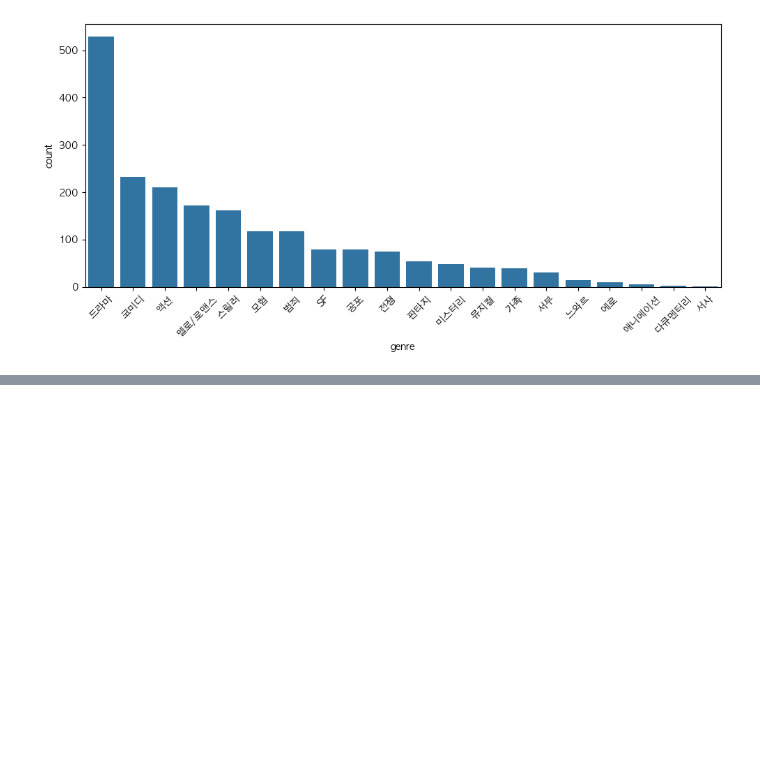
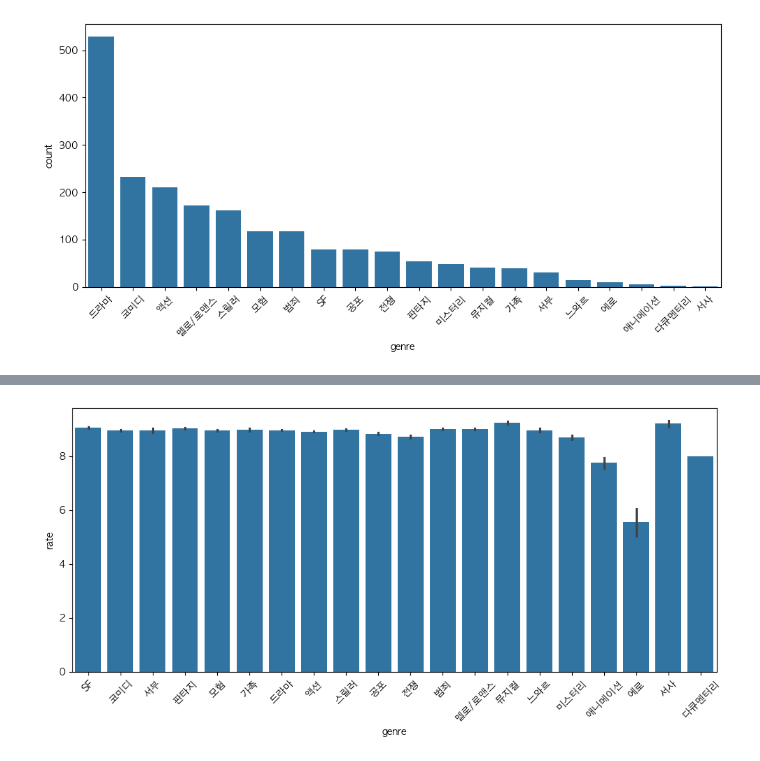
Before and after one commit to seokulee/codyssey, a Jupyter notebook: course02/question04.ipynb, the cells around one changed output, grey strips where cells are left out. Drawn from its saved outputs; the diff is of its cells as text; code cells hidden in the pictures; blank space fills up the shorter version.

```diff
--- a/course02/question04.ipynb
+++ b/course02/question04.ipynb
@@ -26,3 +26,15 @@ plt.tight_layout()
 plt.show()
 # %% [output]
 [figure]
+# %%
+# 장르별 평균 평점
+
+ratings_df = pd.read_csv("data/kmrd/rates.csv")
+movies_df = pd.read_csv("data/kmrd/movies.txt", sep="\t", header=None, names=["movie", "title", "title_eng", "year", "grade"])
+genres_df = pd.read_csv("data/kmrd/genres.csv")
+
+ratings_df["movie"] = ratings_df["movie"].astype(str)
+genres_df["movie"] = genres_df["movie"].astype(str)
+
+movie_ratings_df = pd.merge(ratings_df, movies_df, on="movie")
+movie_ratings_df
@@ -28,0 +55,3 @@ plt.show()
+# %%
+movie_ratings_df = pd.merge(movie_ratings_df, genres_df, on="movie")
+movie_ratings_df
@@ -28,0 +72,11 @@ plt.show()
+# %%
+movie_ratings_df.groupby("genre")["rate"].mean().sort_values(ascending=False)
+
+fig, ax = plt.subplots(figsize=(10, 5))
+
+sns.ba`rplot(data=movie_ratings_df, x="genre", y="rate", ax=ax)
+plt.xticks(rotation=45)
+plt.tight_layout()
+plt.show()
+# %% [output]
+[figure, added]
```
Also changed, not shown: parts of 2 cells of this notebook.
